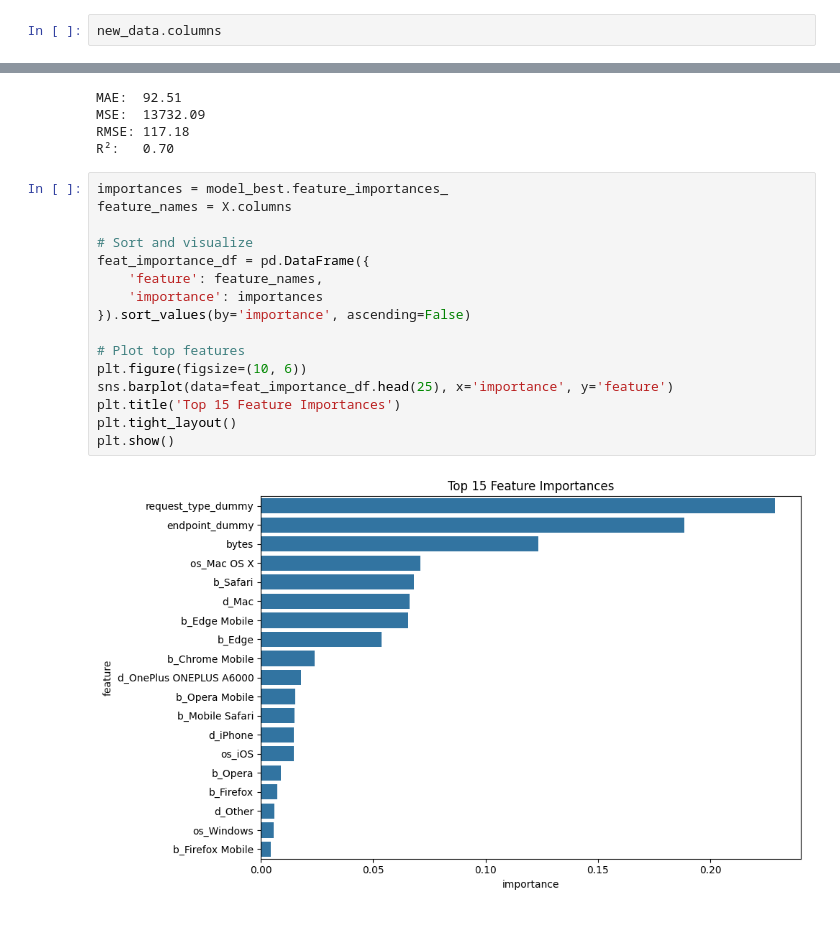
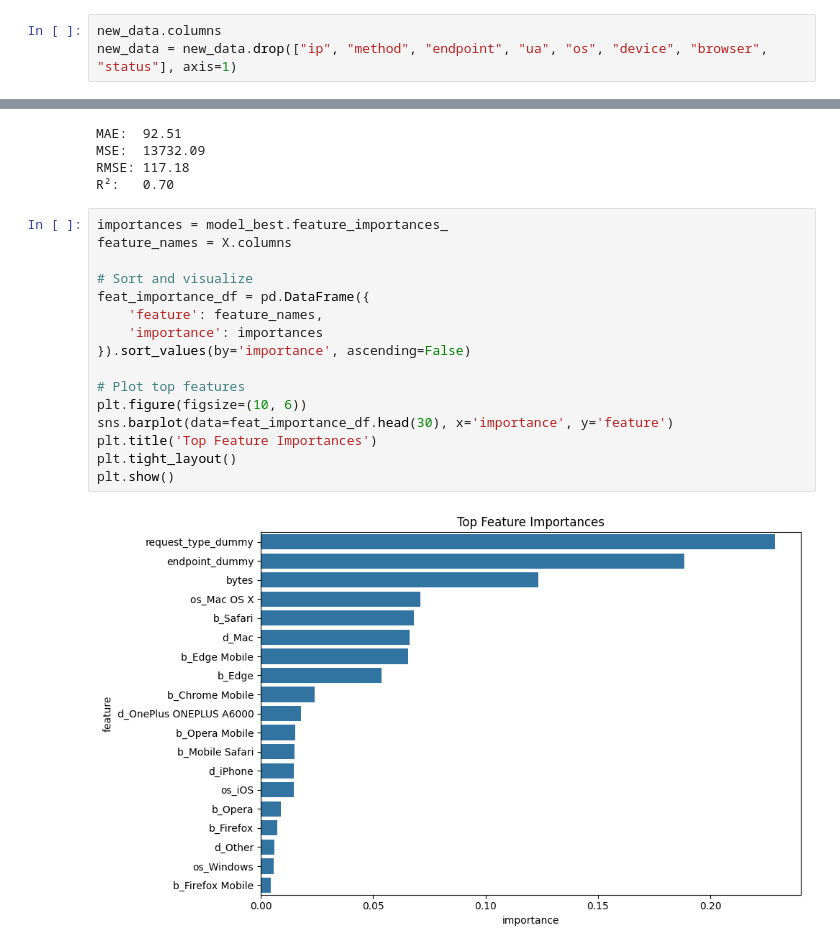
Before and after one commit to jacobrak/logscan, a Jupyter notebook: notebooks/testnotebook.ipynb, the cells around one changed output, grey strips where cells are left out. Cells and saved outputs as stored; diff of their text form.

Commit message:
added more data

```diff
--- a/notebooks/testnotebook.ipynb
+++ b/notebooks/testnotebook.ipynb
@@ -94,3 +94,4 @@ def data_set_creation(df):
 new_data = data_set_creation(df)
 # %%
 new_data.columns
+new_data = new_data.drop(["ip", "method", "endpoint", "ua", "os", "device", "browser", "status"], axis=1)
@@ -219,18 +216,18 @@ R²:   0.70
 # %%
 importances = model_best.feature_importances_
 feature_names = X.columns
 
 # Sort and visualize
 feat_importance_df = pd.DataFrame({
     'feature': feature_names,
     'importance': importances
 }).sort_values(by='importance', ascending=False)
 
 # Plot top features
 plt.figure(figsize=(10, 6))
-sns.barplot(data=feat_importance_df.head(25), x='importance', y='feature')
-plt.title('Top 15 Feature Importances')
+sns.barplot(data=feat_importance_df.head(30), x='importance', y='feature')
+plt.title('Top Feature Importances')
 plt.tight_layout()
 plt.show()
 # %% [output]
-[figure, old version]
+[figure, new version]
```
Also changed, not shown: parts of 2 cells of this notebook, 3 other files.
